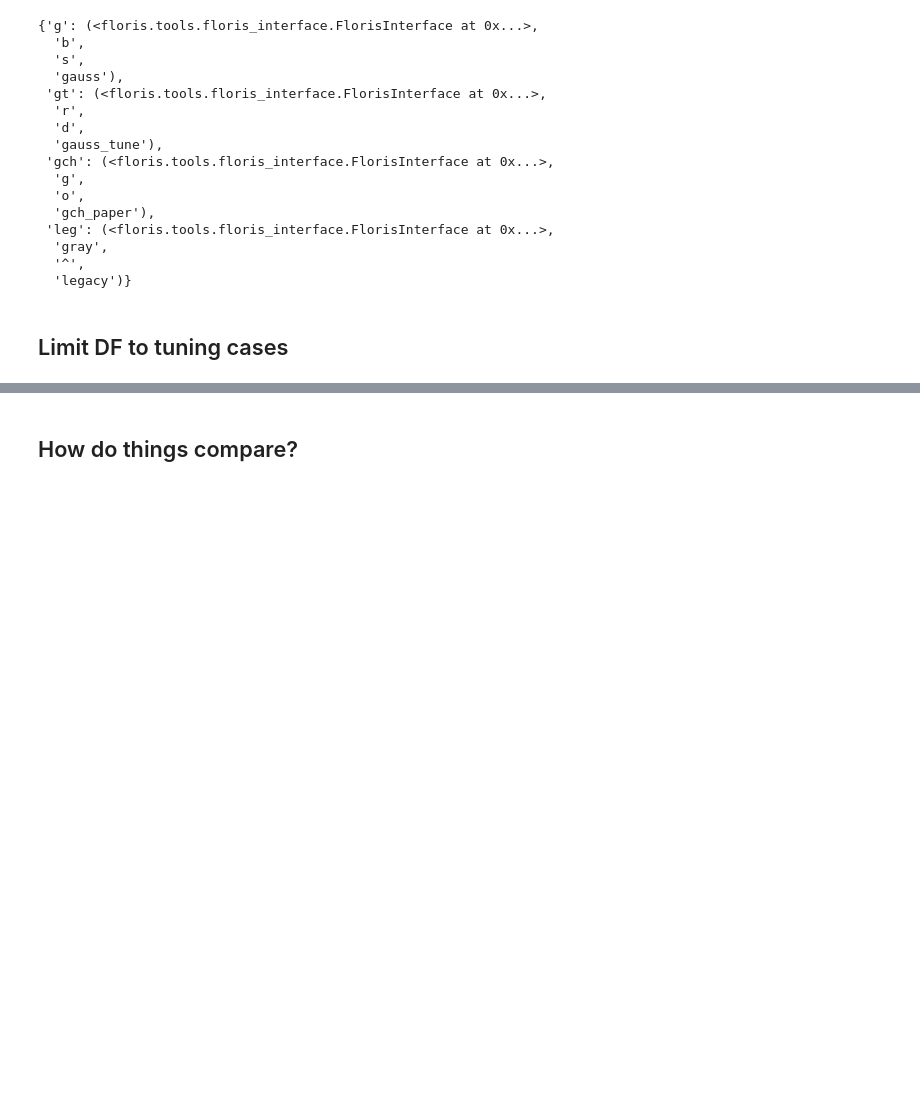
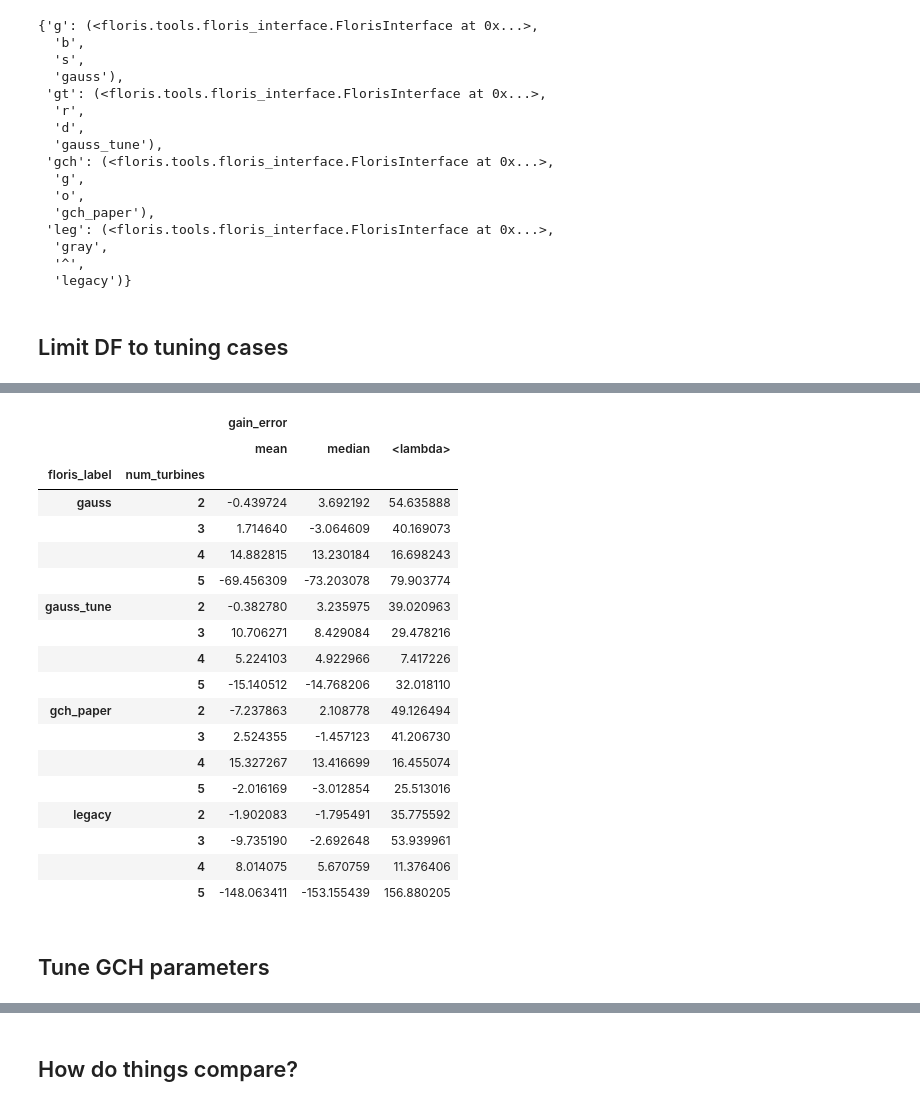
Before and after one commit to NREL/floris, a Jupyter notebook: examples_new/sowfa_tune/a_09_tune_gch.ipynb, the cells around one changed output, grey strips where cells are left out. Drawn from its saved outputs; the diff is of its cells as text; code cells hidden in the pictures; blank space fills up the shorter version.

```diff
--- a/examples_new/sowfa_tune/a_07_check_double_and_wake_all_cases.ipynb
+++ b/examples_new/sowfa_tune/a_09_tune_gch.ipynb
@@ -171,0 +247,24 @@ results_df.head()
+# %%
+results_df[['gain_error','floris_label','num_turbines']].groupby(['floris_label','num_turbines']).agg([np.mean,np.median,lambda x: np.sqrt(np.sum(x**2)/len(x))])
+# %% [output]
+|  |  | gain_error |  |  |
+|  |  | mean | median | <lambda> |
+| floris_label | num_turbines |  |  |  |
+| gauss | 2 | -0.439724 | 3.692192 | 54.635888 |
+|  | 3 | 1.714640 | -3.064609 | 40.169073 |
+|  | 4 | 14.882815 | 13.230184 | 16.698243 |
+|  | 5 | -69.456309 | -73.203078 | 79.903774 |
+| gauss_tune | 2 | -0.382780 | 3.235975 | 39.020963 |
+|  | 3 | 10.706271 | 8.429084 | 29.478216 |
+|  | 4 | 5.224103 | 4.922966 | 7.417226 |
+|  | 5 | -15.140512 | -14.768206 | 32.018110 |
+| gch_paper | 2 | -7.237863 | 2.108778 | 49.126494 |
+|  | 3 | 2.524355 | -1.457123 | 41.206730 |
+|  | 4 | 15.327267 | 13.416699 | 16.455074 |
+|  | 5 | -2.016169 | -3.012854 | 25.513016 |
+| legacy | 2 | -1.902083 | -1.795491 | 35.775592 |
+|  | 3 | -9.735190 | -2.692648 | 53.939961 |
+|  | 4 | 8.014075 | 5.670759 | 11.376406 |
+|  | 5 | -148.063411 | -153.155439 | 156.880205 |
+# %% [markdown]
+## Tune GCH parameters
```
Also changed, not shown: parts of 37 cells of this notebook, 2 other files.
